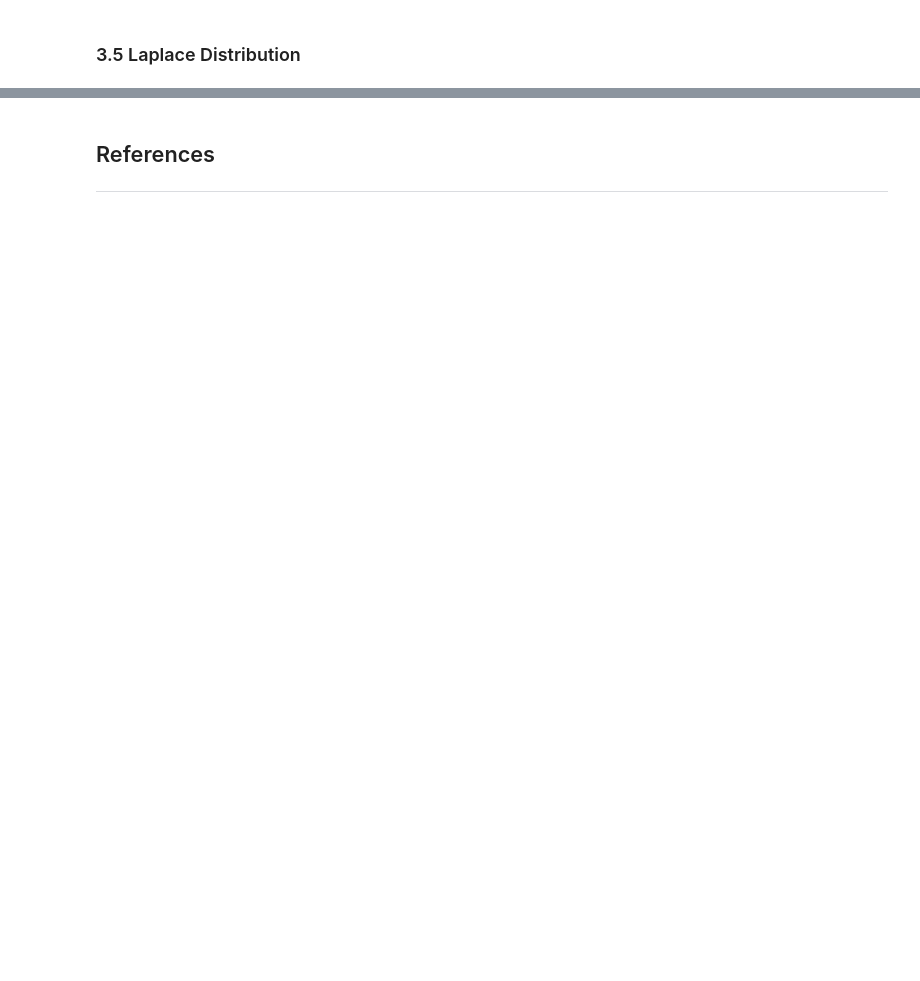
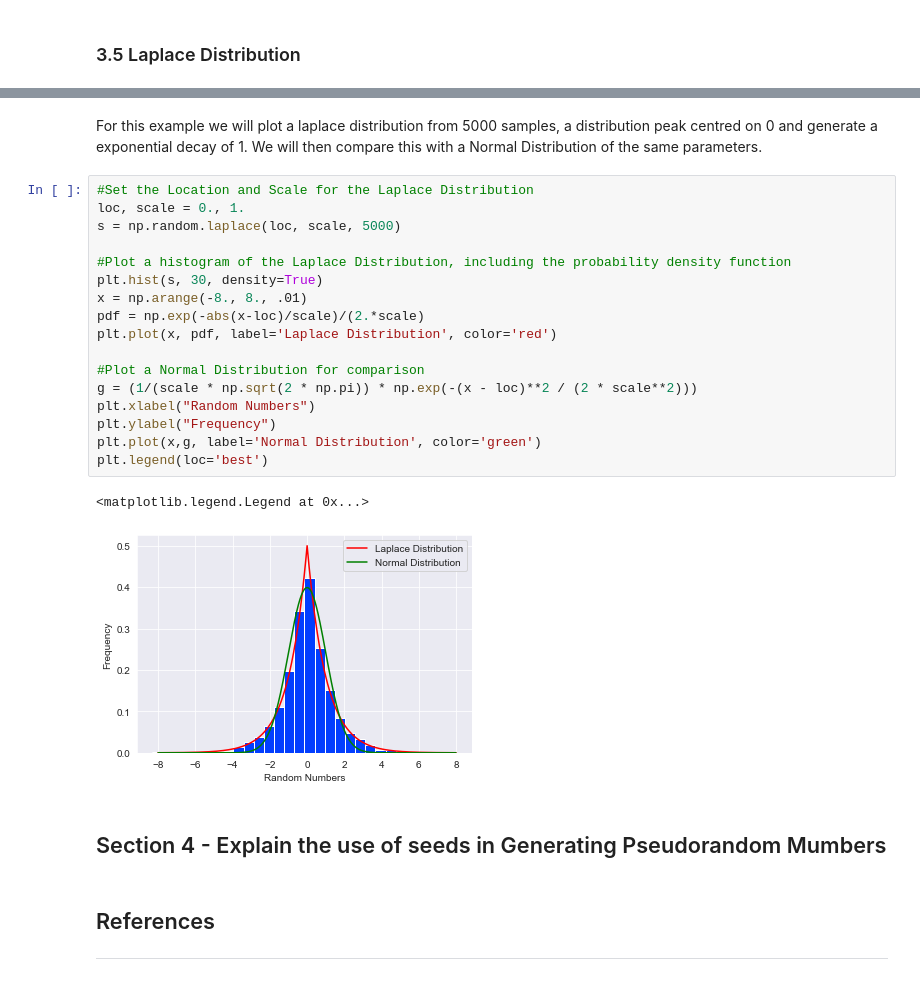
Before and after one commit to JPLee01/Programming_for_Data_Analysis-Assignment, a Jupyter notebook: Programming_for_Data_Analysis-Assignment.ipynb, the cells around one changed output, grey strips where cells are left out. Cells and saved outputs as stored; diff of their text form; blank space fills up the shorter version.

```diff
--- a/Programming_for_Data_Analysis-Assignment.ipynb
+++ b/Programming_for_Data_Analysis-Assignment.ipynb
@@ -735,3 +738,27 @@ The hypergeometric distribution function will now be highlighted in the below ex
+# %% [markdown]
+For this example we will plot a laplace distribution from 5000 samples, a distribution peak centred on 0 and generate a exponential decay of 1. We will then compare this with a Normal Distribution of the same parameters.
+# %%
+#Set the Location and Scale for the Laplace Distribution
+loc, scale = 0., 1.
+s = np.random.laplace(loc, scale, 5000)
+
+#Plot a histogram of the Laplace Distribution, including the probability density function
+plt.hist(s, 30, density=True)
+x = np.arange(-8., 8., .01)
+pdf = np.exp(-abs(x-loc)/scale)/(2.*scale)
+plt.plot(x, pdf, label='Laplace Distribution', color='red')
+
+#Plot a Normal Distribution for comparison
+g = (1/(scale * np.sqrt(2 * np.pi)) * np.exp(-(x - loc)**2 / (2 * scale**2)))
+plt.xlabel("Random Numbers")
+plt.ylabel("Frequency")
+plt.plot(x,g, label='Normal Distribution', color='green')
+plt.legend(loc='best')
+# %% [output]
+<matplotlib.legend.Legend at 0x...>
+[figure, added]
+# %% [markdown]
+## Section 4 - Explain the use of seeds in Generating Pseudorandom Mumbers
 # %% [markdown]
 ## References
 ----------------------------------------------------
```
Also changed, not shown: parts of 36 cells of this notebook.
